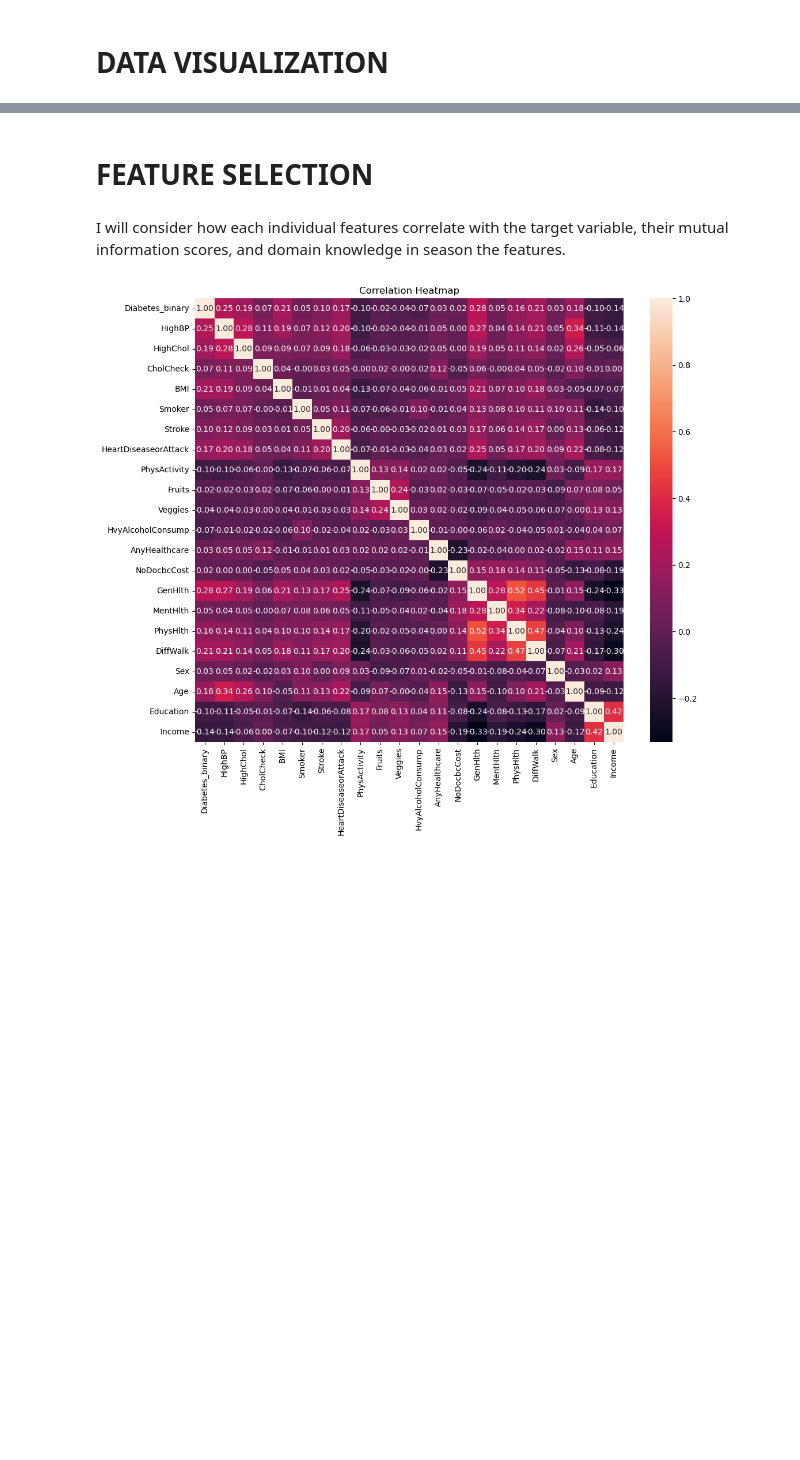
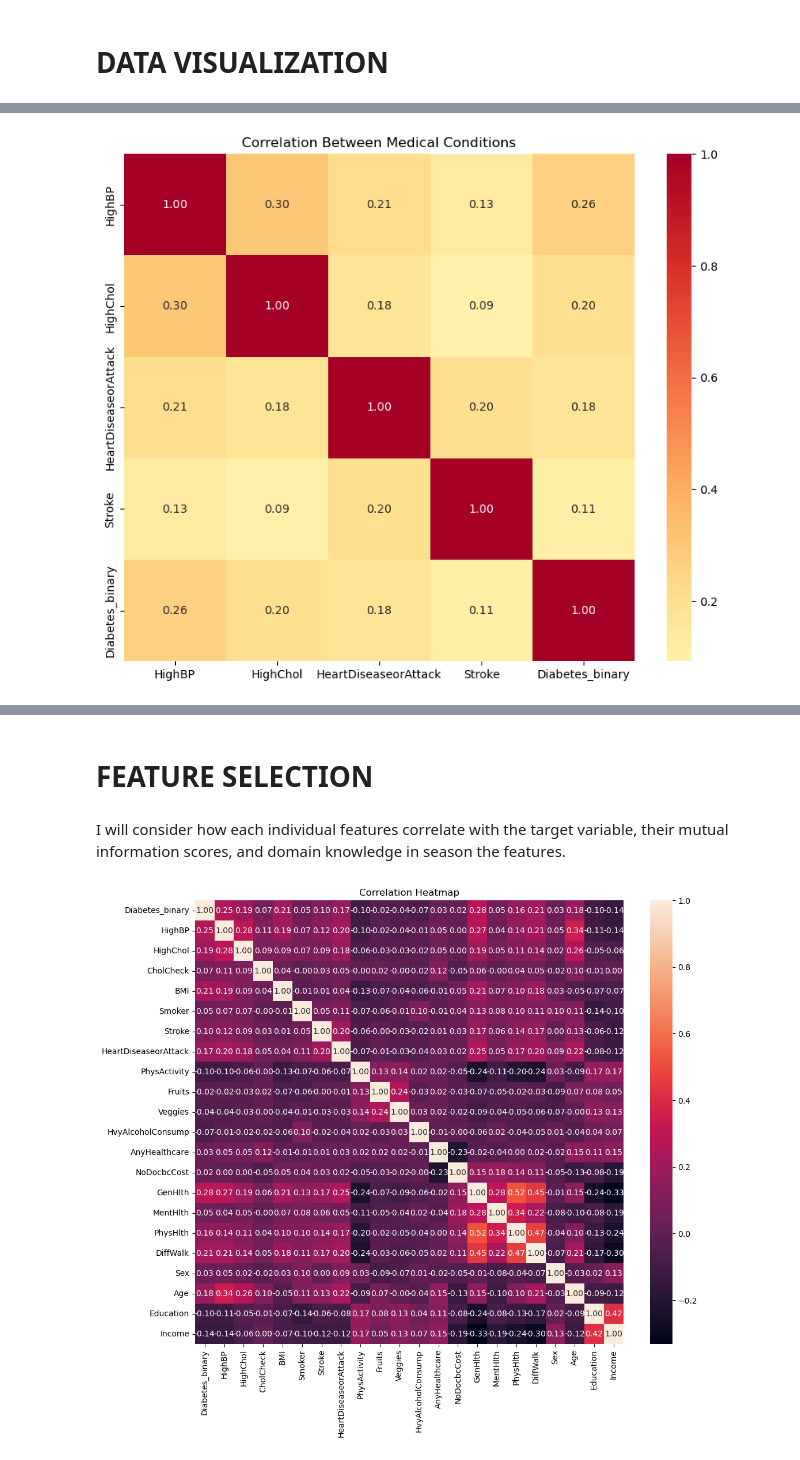
Before and after one commit to Niklauzi/cdc-diabetes-classification, a Jupyter notebook: CDC Diabetes Binary Prediction.ipynb, the cells around one changed output, grey strips where cells are left out. Cells and saved outputs as stored; diff of their text form; code cells hidden in the pictures; blank space fills up the shorter version.

```diff
--- a/CDC Diabetes Binary Prediction.ipynb
+++ b/CDC Diabetes Binary Prediction.ipynb
@@ -225,0 +237,12 @@ plt.show()
+# %%
+
+# Create heatmap of medical conditions correlations
+
+medical_cols = ['HighBP', 'HighChol', 'HeartDiseaseorAttack', 'Stroke', 'Diabetes_binary']
+
+plt.figure(figsize=(10, 8))
+sns.heatmap(df[medical_cols].corr(), annot=True, cmap='RdYlBu_r', center=0, fmt='.2f')
+plt.title('Correlation Between Medical Conditions')
+plt.show()
+# %% [output]
+[figure, added]
```
Also changed, not shown: parts of 71 cells of this notebook, 7 other files.
